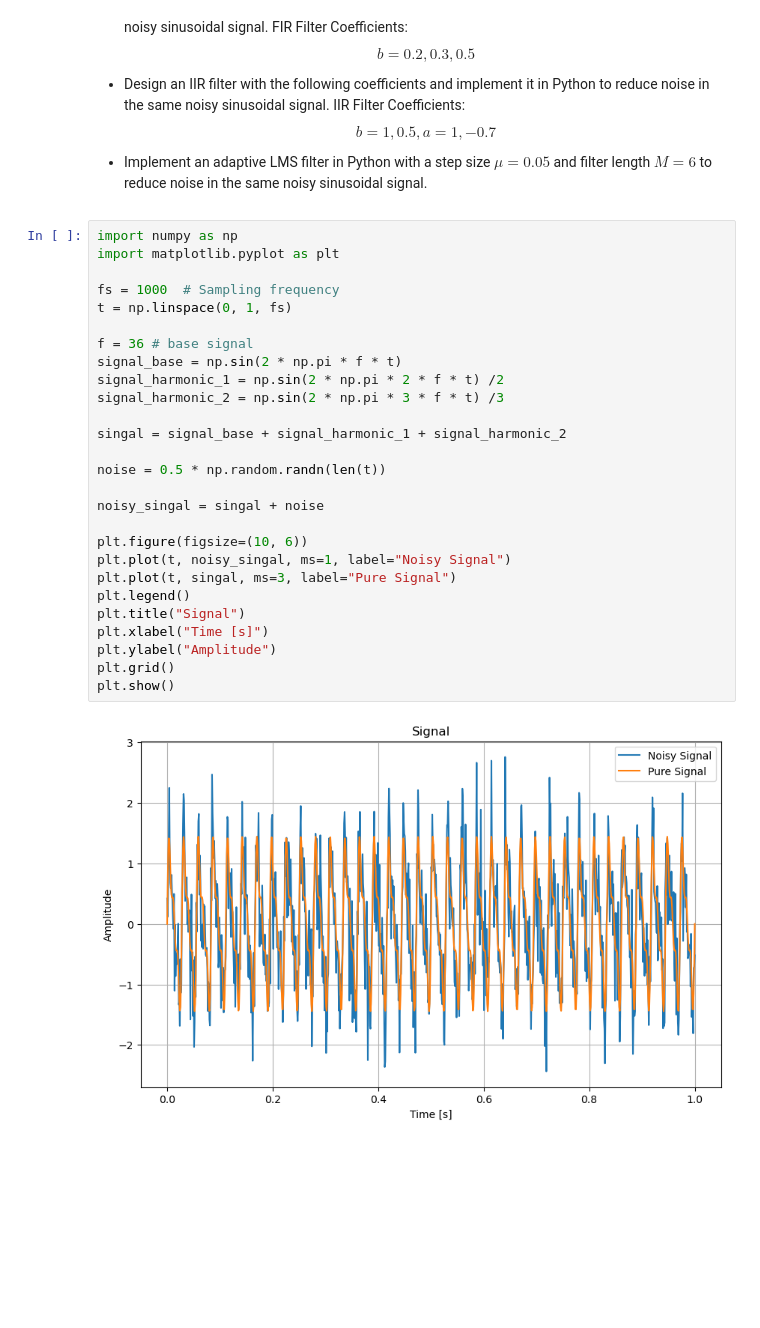
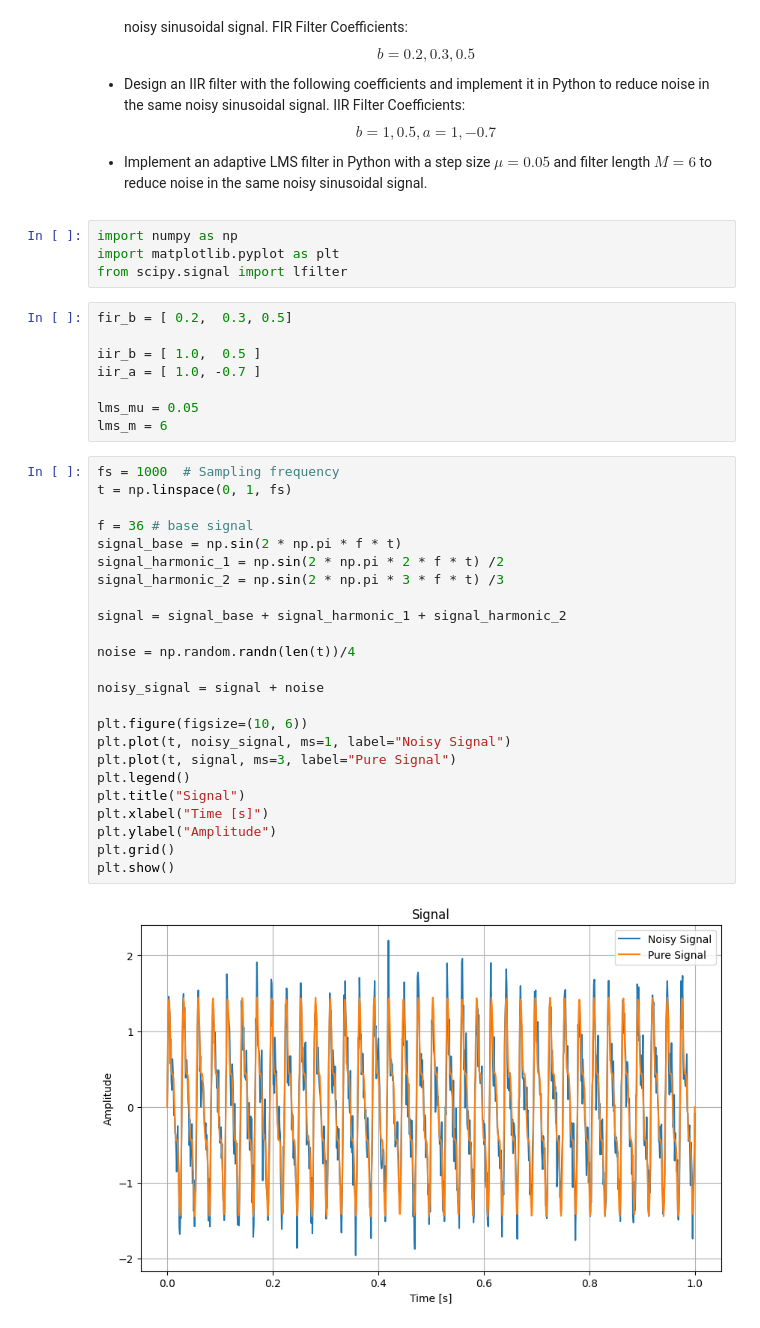
Before and after one commit to TobiaszWojnar/DSP, a Jupyter notebook: lab3/DSP_lab_3.ipynb, the cells around one changed output. Drawn from its saved outputs; the diff is of its cells as text; blank space fills up the shorter version.

```diff
--- a/lab3/DSP_lab_3.ipynb
+++ b/lab3/DSP_lab_3.ipynb
@@ -14,33 +14,42 @@ IIR Filter Coefficients: $$b = {1, 0.5}, a = {1, −0.7}$$
 
 - Implement an adaptive LMS filter in Python with a step size $\mu = 0.05$ and filter length
 $M = 6$ to reduce noise in the same noisy sinusoidal signal.
+# %%
+import numpy as np
+import matplotlib.pyplot as plt
+from scipy.signal import lfilter
+# %%
+fir_b = [ 0.2,  0.3, 0.5]
+
+iir_b = [ 1.0,  0.5 ]
+iir_a = [ 1.0, -0.7 ]
+
+lms_mu = 0.05
+lms_m = 6
 # %%
-import numpy as np
-import matplotlib.pyplot as plt
-
 fs = 1000  # Sampling frequency
 t = np.linspace(0, 1, fs)
 
 f = 36 # base signal
 signal_base = np.sin(2 * np.pi * f * t)
 signal_harmonic_1 = np.sin(2 * np.pi * 2 * f * t) /2
 signal_harmonic_2 = np.sin(2 * np.pi * 3 * f * t) /3
 
-singal = signal_base + signal_harmonic_1 + signal_harmonic_2
+signal = signal_base + signal_harmonic_1 + signal_harmonic_2
 
-noise = 0.5 * np.random.randn(len(t))
+noise = np.random.randn(len(t))/4
 
-noisy_singal = singal + noise
+noisy_signal = signal + noise
 
 plt.figure(figsize=(10, 6))
-plt.plot(t, noisy_singal, ms=1, label="Noisy Signal")
-plt.plot(t, singal, ms=3, label="Pure Signal")
+plt.plot(t, noisy_signal, ms=1, label="Noisy Signal")
+plt.plot(t, signal, ms=3, label="Pure Signal")
 plt.legend()
 plt.title("Signal")
 plt.xlabel("Time [s]")
 plt.ylabel("Amplitude")
 plt.grid()
 plt.show()
 # %% [output]
-[figure, old version]
+[figure, new version]
 # %%
```
Also changed, not shown: parts of 5 cells of this notebook, 6 other files.
